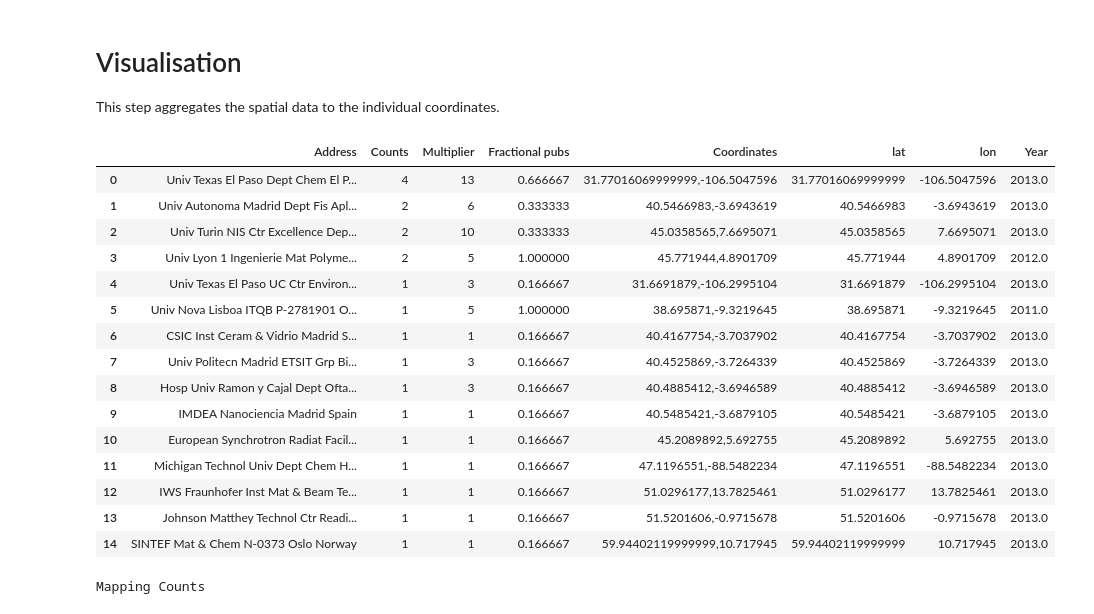
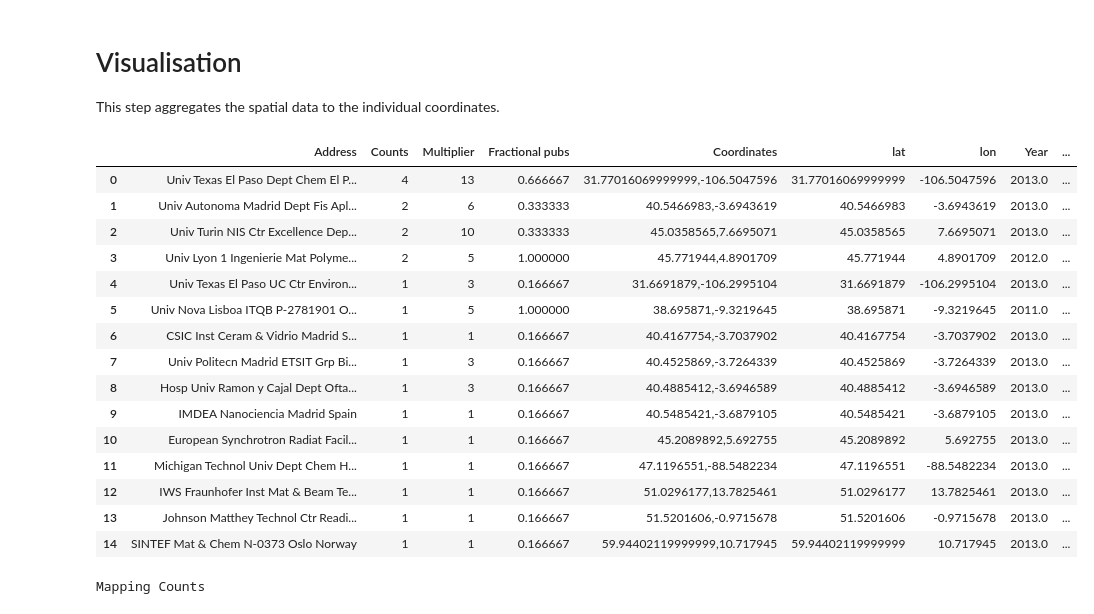
Before and after one commit to soderstromkr/geo-address, a Jupyter notebook: example.ipynb, the cells around one changed output. Drawn from its saved outputs; the diff is of its cells as text; code cells hidden in the pictures.

Commit message:
added distance measure to final df

```diff
--- a/example.ipynb
+++ b/example.ipynb
@@ -141,51 +141,57 @@ lat = map_df.groupby(
     'Coordinates').first().sort_values(by=var, ascending=False)[[var]]
 
 var='lon'
 lon = map_df.groupby(
     'Coordinates').first().sort_values(by=var, ascending=False)[[var]]
 
 var='Addresses'
 df5 = map_df.groupby(
     'Coordinates').first().sort_values(by=var, ascending=False)[[var]]
 
 var='Year'
 df6 = map_df.groupby(
     'Coordinates').first().sort_values(by=var, ascending=False)[[var]]
 
+var='distance_to_facility'
+df7 = map_df.groupby(
+    'Coordinates').first().sort_values(by=var, ascending=False)[[var]]
+
+
 
 
 df_n=df3.merge(
     df1, left_on='Coordinates', right_index=True).merge(
     df2, left_index=True, right_index=True).merge(
     lat, left_index=True, right_index=True).merge(
     lon, left_index=True, right_index=True).merge(
     df5, left_index=True, right_index=True).merge(
-    df6, left_index=True, right_index=True)
-
+    df6, left_index=True, right_index=True).merge(
+    df7, left_index=True, right_index=True
+)
 #some reordering and cleaning
 df_n = df_n.rename(columns={'Addresses':'Address'})
 df_n = df_n.reset_index()
 df_n.insert(0, 'Address', df_n.pop('Address'))
 df_n.insert(4, 'Coordinates', df_n.pop('Coordinates'))
 
 df_n
 # %% [output]
-|  | Address | Counts | Multiplier | Fractional pubs | Coordinates | lat | lon | Year |
-| 0 | Univ Texas El Paso Dept Chem El P... | 4 | 13 | 0.666667 | 31.77016069999999,-106.5047596 | 31.77016069999999 | -106.5047596 | 2013.0 |
-| 1 | Univ Autonoma Madrid Dept Fis Apl... | 2 | 6 | 0.333333 | 40.5466983,-3.6943619 | 40.5466983 | -3.6943619 | 2013.0 |
-| 2 | Univ Turin NIS Ctr Excellence Dep... | 2 | 10 | 0.333333 | 45.0358565,7.6695071 | 45.0358565 | 7.6695071 | 2013.0 |
-| 3 | Univ Lyon 1 Ingenierie Mat Polyme... | 2 | 5 | 1.000000 | 45.771944,4.8901709 | 45.771944 | 4.8901709 | 2012.0 |
-| 4 | Univ Texas El Paso UC Ctr Environ... | 1 | 3 | 0.166667 | 31.6691879,-106.2995104 | 31.6691879 | -106.2995104 | 2013.0 |
-| 5 | Univ Nova Lisboa ITQB P-2781901 O... | 1 | 5 | 1.000000 | 38.695871,-9.3219645 | 38.695871 | -9.3219645 | 2011.0 |
-| 6 | CSIC Inst Ceram & Vidrio Madrid S... | 1 | 1 | 0.166667 | 40.4167754,-3.7037902 | 40.4167754 | -3.7037902 | 2013.0 |
-| 7 | Univ Politecn Madrid ETSIT Grp Bi... | 1 | 3 | 0.166667 | 40.4525869,-3.7264339 | 40.4525869 | -3.7264339 | 2013.0 |
-| 8 | Hosp Univ Ramon y Cajal Dept Ofta... | 1 | 3 | 0.166667 | 40.4885412,-3.6946589 | 40.4885412 | -3.6946589 | 2013.0 |
-| 9 | IMDEA Nanociencia Madrid Spain | 1 | 1 | 0.166667 | 40.5485421,-3.6879105 | 40.5485421 | -3.6879105 | 2013.0 |
-| 10 | European Synchrotron Radiat Facil... | 1 | 1 | 0.166667 | 45.2089892,5.692755 | 45.2089892 | 5.692755 | 2013.0 |
-| 11 | Michigan Technol Univ Dept Chem H... | 1 | 1 | 0.166667 | 47.1196551,-88.5482234 | 47.1196551 | -88.5482234 | 2013.0 |
-| 12 | IWS Fraunhofer Inst Mat & Beam Te... | 1 | 1 | 0.166667 | 51.0296177,13.7825461 | 51.0296177 | 13.7825461 | 2013.0 |
-| 13 | Johnson Matthey Technol Ctr Readi... | 1 | 1 | 0.166667 | 51.5201606,-0.9715678 | 51.5201606 | -0.9715678 | 2013.0 |
-| 14 | SINTEF Mat & Chem N-0373 Oslo Norway | 1 | 1 | 0.166667 | 59.94402119999999,10.717945 | 59.94402119999999 | 10.717945 | 2013.0 |
+|  | Address | Counts | Multiplier | Fractional pubs | Coordinates | lat | lon | Year | ... |
+| 0 | Univ Texas El Paso Dept Chem El P... | 4 | 13 | 0.666667 | 31.77016069999999,-106.5047596 | 31.77016069999999 | -106.5047596 | 2013.0 | ... |
+| 1 | Univ Autonoma Madrid Dept Fis Apl... | 2 | 6 | 0.333333 | 40.5466983,-3.6943619 | 40.5466983 | -3.6943619 | 2013.0 | ... |
+| 2 | Univ Turin NIS Ctr Excellence Dep... | 2 | 10 | 0.333333 | 45.0358565,7.6695071 | 45.0358565 | 7.6695071 | 2013.0 | ... |
+| 3 | Univ Lyon 1 Ingenierie Mat Polyme... | 2 | 5 | 1.000000 | 45.771944,4.8901709 | 45.771944 | 4.8901709 | 2012.0 | ... |
+| 4 | Univ Texas El Paso UC Ctr Environ... | 1 | 3 | 0.166667 | 31.6691879,-106.2995104 | 31.6691879 | -106.2995104 | 2013.0 | ... |
+| 5 | Univ Nova Lisboa ITQB P-2781901 O... | 1 | 5 | 1.000000 | 38.695871,-9.3219645 | 38.695871 | -9.3219645 | 2011.0 | ... |
+| 6 | CSIC Inst Ceram & Vidrio Madrid S... | 1 | 1 | 0.166667 | 40.4167754,-3.7037902 | 40.4167754 | -3.7037902 | 2013.0 | ... |
+| 7 | Univ Politecn Madrid ETSIT Grp Bi... | 1 | 3 | 0.166667 | 40.4525869,-3.7264339 | 40.4525869 | -3.7264339 | 2013.0 | ... |
+| 8 | Hosp Univ Ramon y Cajal Dept Ofta... | 1 | 3 | 0.166667 | 40.4885412,-3.6946589 | 40.4885412 | -3.6946589 | 2013.0 | ... |
+| 9 | IMDEA Nanociencia Madrid Spain | 1 | 1 | 0.166667 | 40.5485421,-3.6879105 | 40.5485421 | -3.6879105 | 2013.0 | ... |
+| 10 | European Synchrotron Radiat Facil... | 1 | 1 | 0.166667 | 45.2089892,5.692755 | 45.2089892 | 5.692755 | 2013.0 | ... |
+| 11 | Michigan Technol Univ Dept Chem H... | 1 | 1 | 0.166667 | 47.1196551,-88.5482234 | 47.1196551 | -88.5482234 | 2013.0 | ... |
+| 12 | IWS Fraunhofer Inst Mat & Beam Te... | 1 | 1 | 0.166667 | 51.0296177,13.7825461 | 51.0296177 | 13.7825461 | 2013.0 | ... |
+| 13 | Johnson Matthey Technol Ctr Readi... | 1 | 1 | 0.166667 | 51.5201606,-0.9715678 | 51.5201606 | -0.9715678 | 2013.0 | ... |
+| 14 | SINTEF Mat & Chem N-0373 Oslo Norway | 1 | 1 | 0.166667 | 59.94402119999999,10.717945 | 59.94402119999999 | 10.717945 | 2013.0 | ... |
 # %%
 def plot_fig(df,z=None,animation_frame=None):
     #config for snapshots
```
